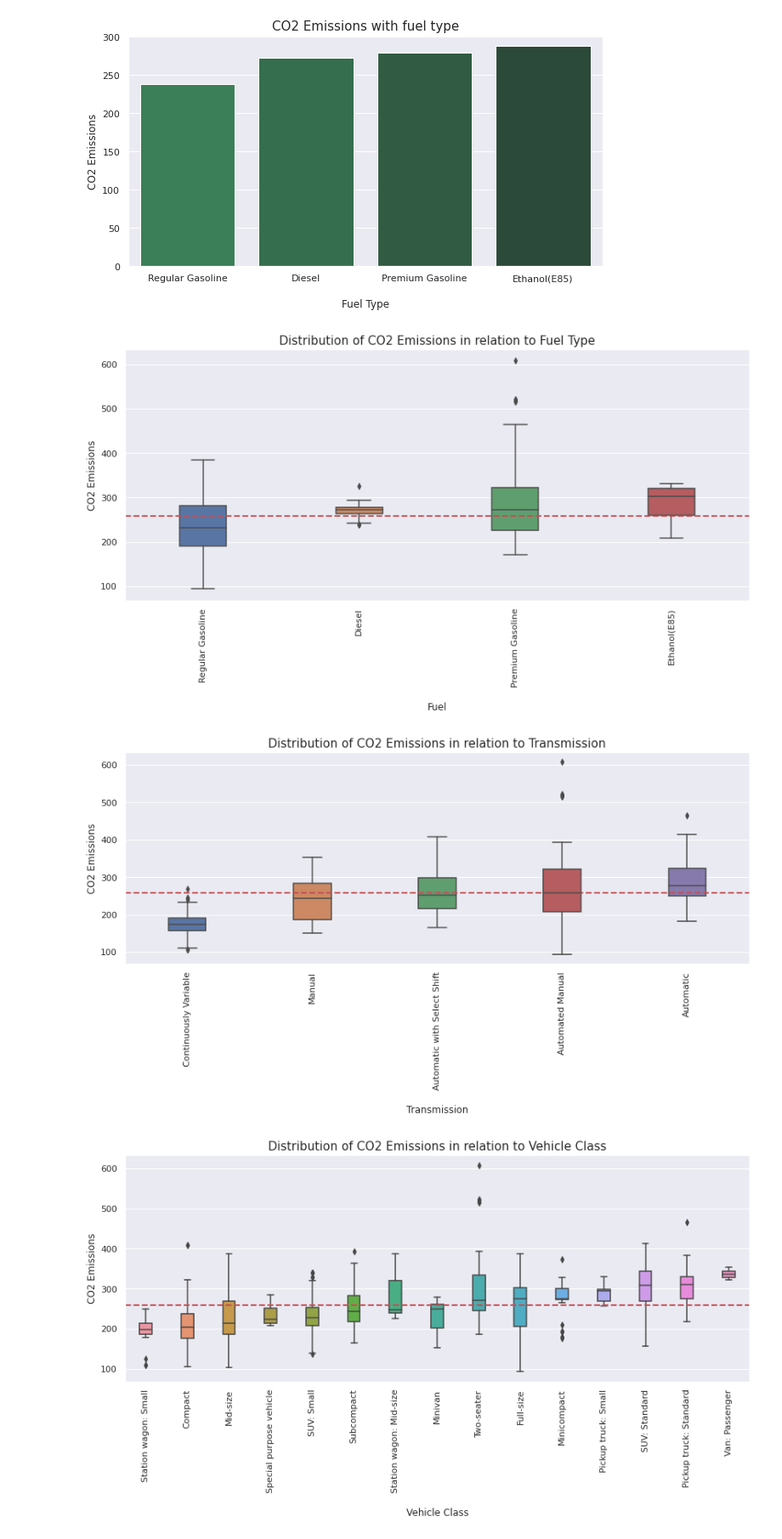
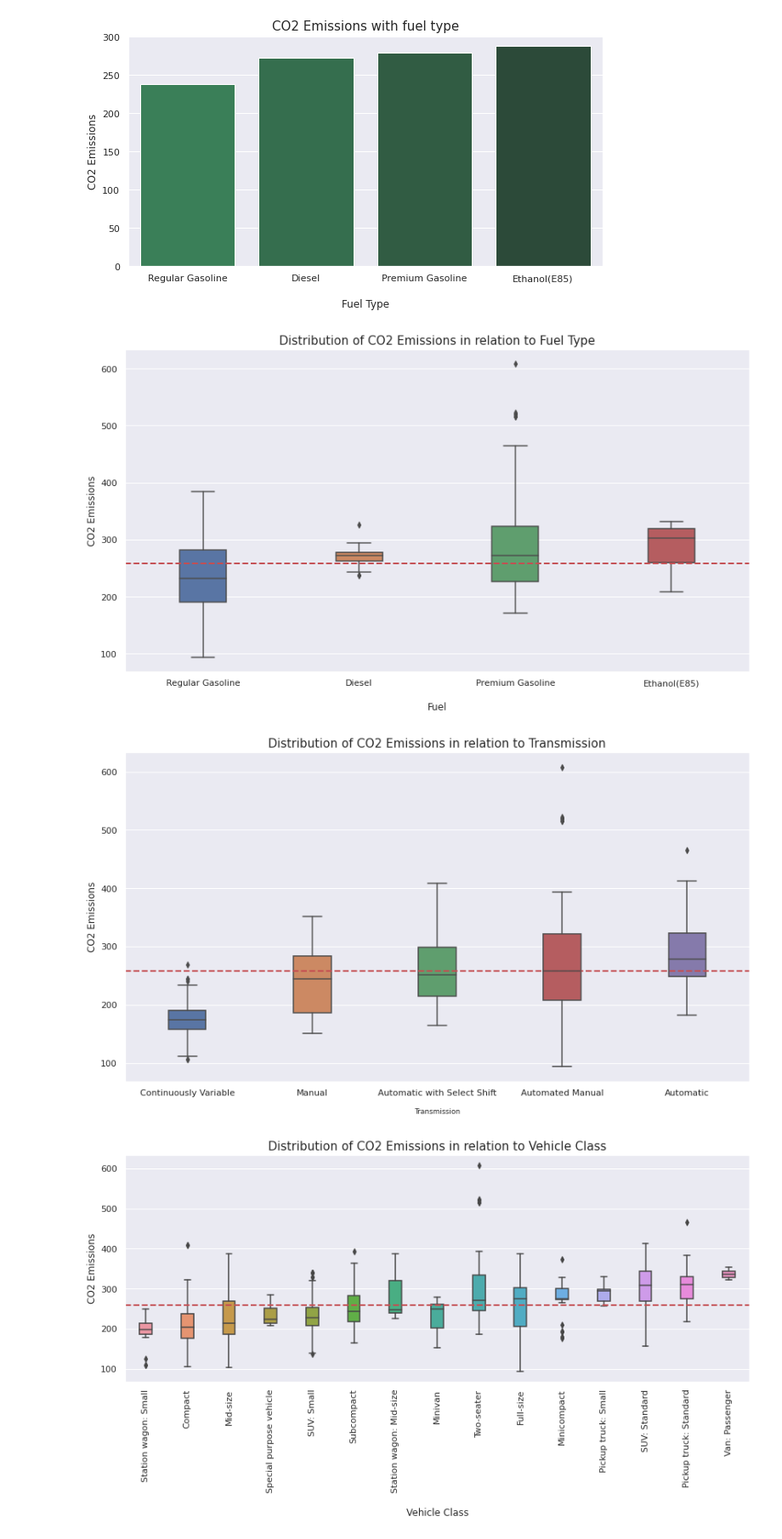
Before and after one commit to Sophiat-O/c02_emission_analysis, a Jupyter notebook: Data_Analysis_of_Car_C02.ipynb, the cells around one changed output. Shown: that part at 85% size. Saved outputs shown, nothing was run; the diff lists cells and outputs as text; code cells hidden in the pictures.

```diff
--- a/Data_Analysis_of_Car_C02.ipynb
+++ b/Data_Analysis_of_Car_C02.ipynb
@@ -191,27 +206,27 @@ sns.set(rc = {'figure.figsize':(12,7)})
 ft_distribution = df.groupby("fuel_type")["co2_emissions"].median().sort_values(ascending=True).index
 sns.boxplot(x="fuel_type", y="co2_emissions", data=df, order=ft_distribution, width=0.3)
 plt.title("Distribution of CO2 Emissions in relation to Fuel Type", fontsize=15)
-plt.xticks(rotation=90, horizontalalignment='center')
+plt.xticks(horizontalalignment='center')
 plt.xlabel("\nFuel", fontsize=12)
 plt.ylabel("CO2 Emissions", fontsize=12)
 plt.axhline(df["co2_emissions"].mean(),color='r',linestyle='dashed',linewidth=2)
 plt.tight_layout()
 plt.show()
 # %% [output]
-[figure, old version]
+[figure, new version]
 # %%
 sns.set(rc = {'figure.figsize':(12,7)})
 ft_distribution = df.groupby("transmission")["co2_emissions"].median().sort_values(ascending=True).index
 sns.boxplot(x="transmission", y="co2_emissions", data=df, order=ft_distribution, width=0.3)
 plt.title("Distribution of CO2 Emissions in relation to Transmission", fontsize=15)
-plt.xticks(rotation=90, horizontalalignment='center')
-plt.xlabel("\nTransmission", fontsize=12)
+plt.xticks(horizontalalignment='center')
+plt.xlabel("\nTransmission", fontsize=9)
 plt.ylabel("CO2 Emissions", fontsize=12)
 plt.axhline(df["co2_emissions"].mean(),color='r',linestyle='dashed',linewidth=2)
 plt.tight_layout()
 plt.show()
 # %% [output]
-[figure, old version]
+[figure, new version]
 # %%
 sns.set(rc = {'figure.figsize':(12,7)})
 ft_distribution = df.groupby("vehicle_class")["co2_emissions"].median().sort_values(ascending=True).index
```
Also changed, not shown: parts of 7 cells of this notebook.
